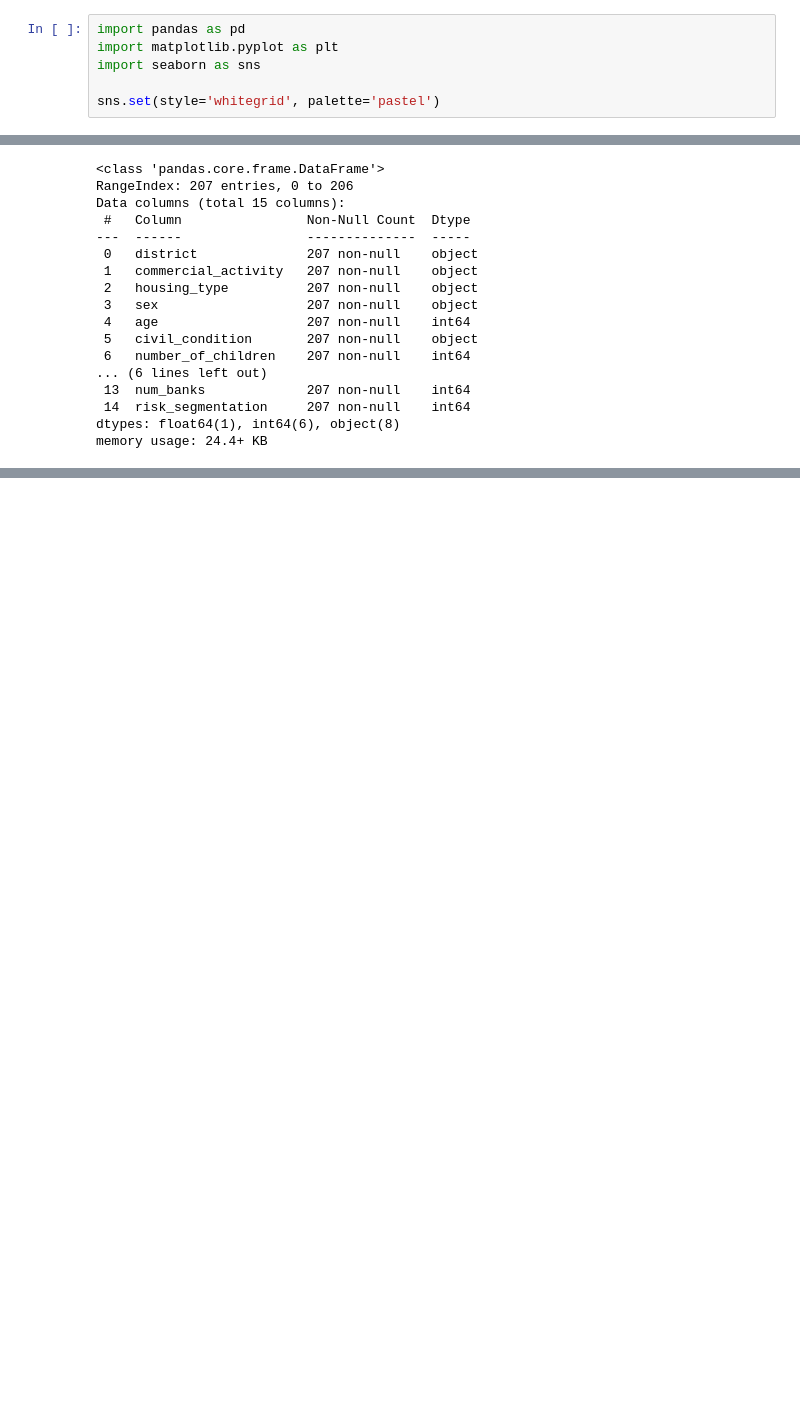
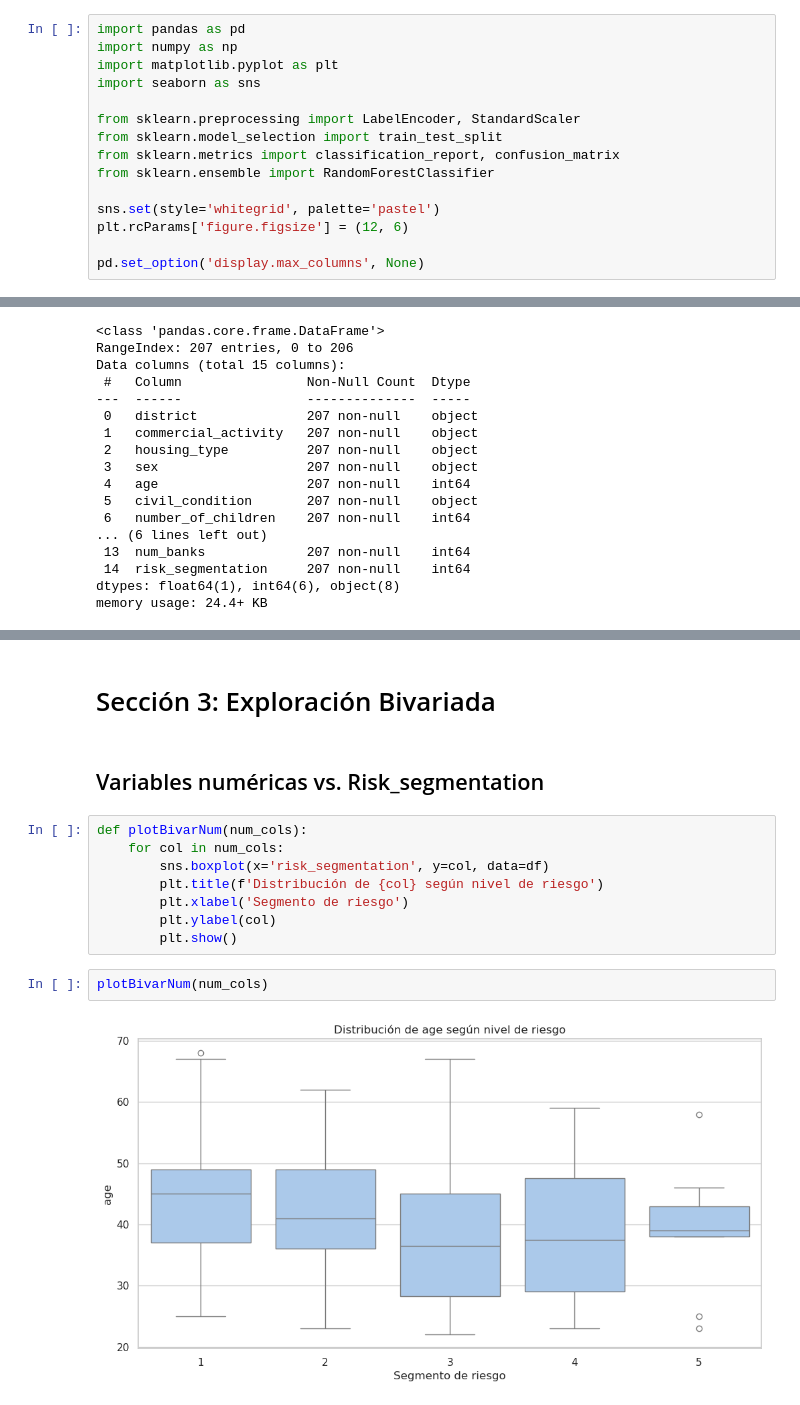
Before and after one commit to raulc03/credit_risk_miBanco_2018, a Jupyter notebook: CreditRisk2018.ipynb, the cells around one changed output, grey strips where cells are left out. Saved outputs shown, nothing was run; the diff lists cells and outputs as text; blank space fills up the shorter version.

```diff
--- a/CreditRisk2018.ipynb
+++ b/CreditRisk2018.ipynb
@@ -2,7 +2,16 @@
 # Credit Risk 2018 by MiBanco
 # %%
 import pandas as pd
+import numpy as np
 import matplotlib.pyplot as plt
 import seaborn as sns
 
+from sklearn.preprocessing import LabelEncoder, StandardScaler
+from sklearn.model_selection import train_test_split
+from sklearn.metrics import classification_report, confusion_matrix
+from sklearn.ensemble import RandomForestClassifier
+
 sns.set(style='whitegrid', palette='pastel')
+plt.rcParams['figure.figsize'] = (12, 6)
+
+pd.set_option('display.max_columns', None)
@@ -211,0 +148,16 @@ plt.title('Num Banks vs. Risk Segmentation');
+# %% [markdown]
+# Sección 3: Exploración Bivariada
+# %% [markdown]
+## Variables numéricas vs. Risk_segmentation
+# %%
+def plotBivarNum(num_cols):
+    for col in num_cols:
+        sns.boxplot(x='risk_segmentation', y=col, data=df)
+        plt.title(f'Distribución de {col} según nivel de riesgo')
+        plt.xlabel('Segmento de riesgo')
+        plt.ylabel(col)
+        plt.show()
+# %%
+plotBivarNum(num_cols)
+# %% [output]
+[figure, added]
```
Also changed, not shown: parts of 100 cells of this notebook.
